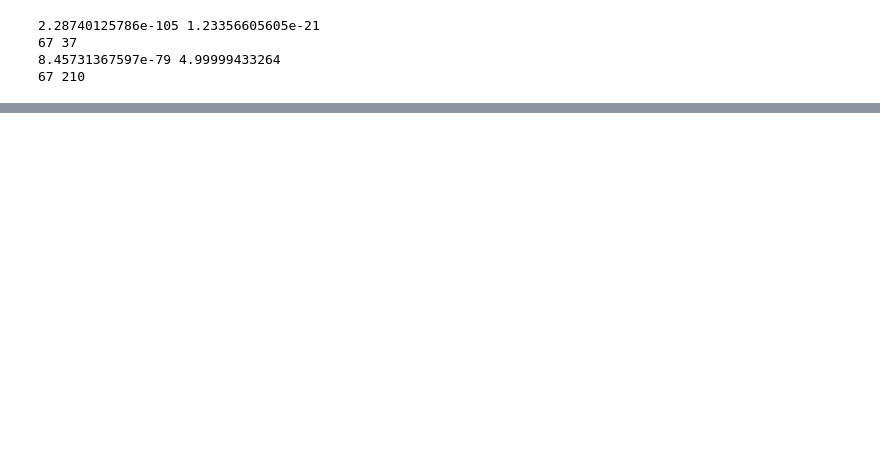
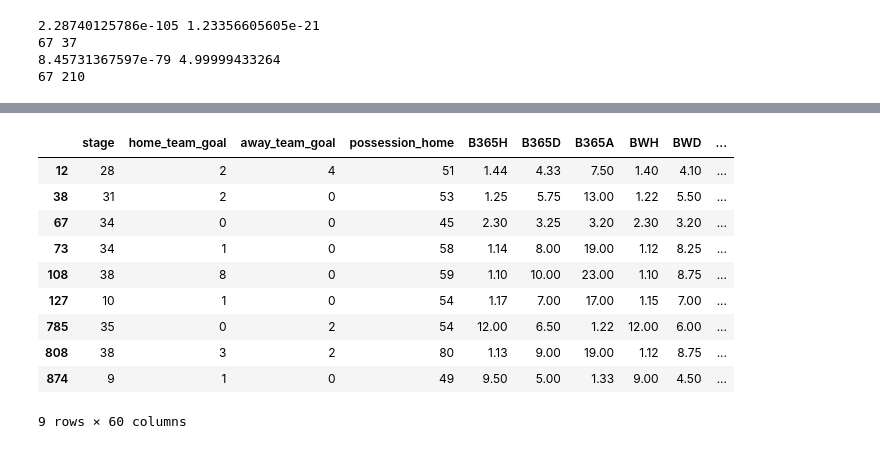
Before and after one commit to ShawnHouCHN/Introduction-to-Machine-Learning-and-Data-Mining-E17, a Jupyter notebook: Project3/Outliers.ipynb, the cells around one changed output, grey strips where cells are left out. Saved outputs shown, nothing was run; the diff lists cells and outputs as text; code cells hidden in the pictures; blank space fills up the shorter version.

Commit message:
display outliers

```diff
--- a/Project3/Outliers.ipynb
+++ b/Project3/Outliers.ipynb
@@ -112,0 +105,16 @@ plt.colorbar()
+# %%
+outliers_kernel = df_unnorm[density_kernel < kernel_treshold]
+outliers_kernel.to_csv('outliers_kernel.csv')
+outliers_kernel
+# %% [output]
+|  | stage | home_team_goal | away_team_goal | possession_home | B365H | B365D | B365A | BWH | BWD | ... |
+| 12 | 28 | 2 | 4 | 51 | 1.44 | 4.33 | 7.50 | 1.40 | 4.10 | ... |
+| 38 | 31 | 2 | 0 | 53 | 1.25 | 5.75 | 13.00 | 1.22 | 5.50 | ... |
+| 67 | 34 | 0 | 0 | 45 | 2.30 | 3.25 | 3.20 | 2.30 | 3.20 | ... |
+| 73 | 34 | 1 | 0 | 58 | 1.14 | 8.00 | 19.00 | 1.12 | 8.25 | ... |
+| 108 | 38 | 8 | 0 | 59 | 1.10 | 10.00 | 23.00 | 1.10 | 8.75 | ... |
+| 127 | 10 | 1 | 0 | 54 | 1.17 | 7.00 | 17.00 | 1.15 | 7.00 | ... |
+| 785 | 35 | 0 | 2 | 54 | 12.00 | 6.50 | 1.22 | 12.00 | 6.00 | ... |
+| 808 | 38 | 3 | 2 | 80 | 1.13 | 9.00 | 19.00 | 1.12 | 8.75 | ... |
+| 874 | 9 | 1 | 0 | 49 | 9.50 | 5.00 | 1.33 | 9.00 | 4.50 | ... |
+9 rows × 60 columns
```
Also changed, not shown: parts of 8 cells of this notebook, 1 other file.
